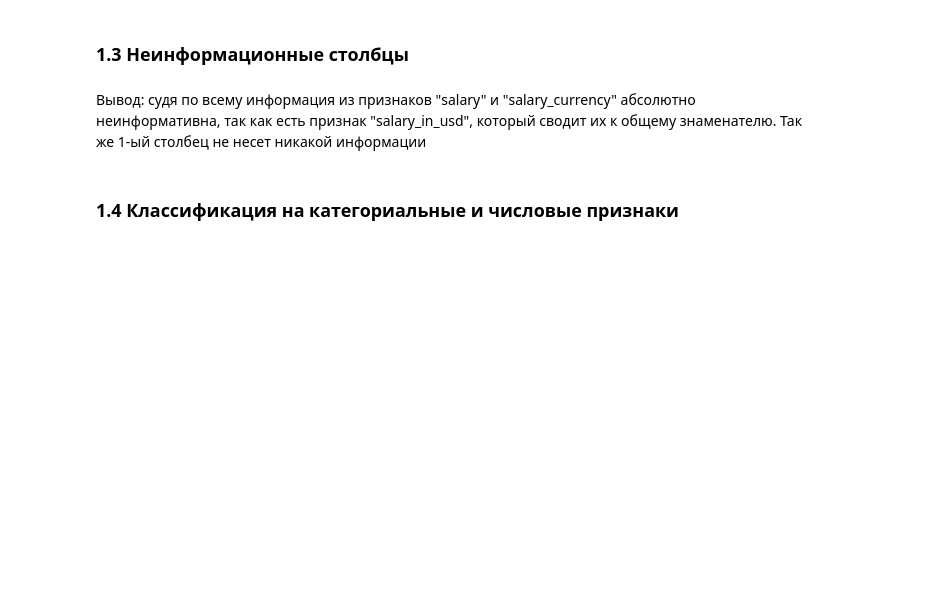
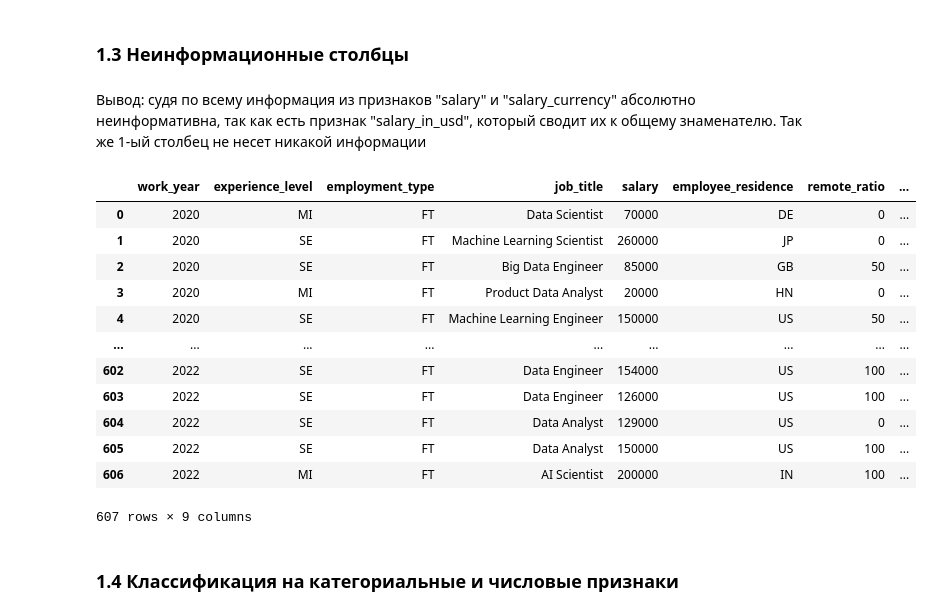
Before and after one commit to schdlr50/SF_EDA_4, a Jupyter notebook: final task.ipynb, the cells around one changed output. Drawn from its saved outputs; the diff is of its cells as text; code cells hidden in the pictures; blank space fills up the shorter version.

```diff
--- a/final task.ipynb
+++ b/final task.ipynb
@@ -125,6 +127,24 @@ print(dubl)
 # %% [markdown]
 Вывод: судя по всему информация из признаков "salary" и "salary_currency" абсолютно неинформативна, так как есть признак "salary_in_usd", который сводит их к общему знаменателю.
 Так же 1-ый столбец не несет никакой информации
+# %%
+# дропнем неинформационные признаки
+data.drop(data.columns[[0,6,7]], axis=1, inplace=True)
+data
+# %% [output]
+|  | work_year | experience_level | employment_type | job_title | salary | employee_residence | remote_ratio | ... |
+| 0 | 2020 | MI | FT | Data Scientist | 70000 | DE | 0 | ... |
+| 1 | 2020 | SE | FT | Machine Learning Scientist | 260000 | JP | 0 | ... |
+| 2 | 2020 | SE | FT | Big Data Engineer | 85000 | GB | 50 | ... |
+| 3 | 2020 | MI | FT | Product Data Analyst | 20000 | HN | 0 | ... |
+| 4 | 2020 | SE | FT | Machine Learning Engineer | 150000 | US | 50 | ... |
+| ... | ... | ... | ... | ... | ... | ... | ... | ... |
+| 602 | 2022 | SE | FT | Data Engineer | 154000 | US | 100 | ... |
+| 603 | 2022 | SE | FT | Data Engineer | 126000 | US | 100 | ... |
+| 604 | 2022 | SE | FT | Data Analyst | 129000 | US | 0 | ... |
+| 605 | 2022 | SE | FT | Data Analyst | 150000 | US | 100 | ... |
+| 606 | 2022 | MI | FT | AI Scientist | 200000 | IN | 100 | ... |
+607 rows × 9 columns
 # %% [markdown]
 ### 1.4 Классификация на категориальные и числовые признаки
 # %%
```
Also changed, not shown: parts of 8 cells of this notebook.
